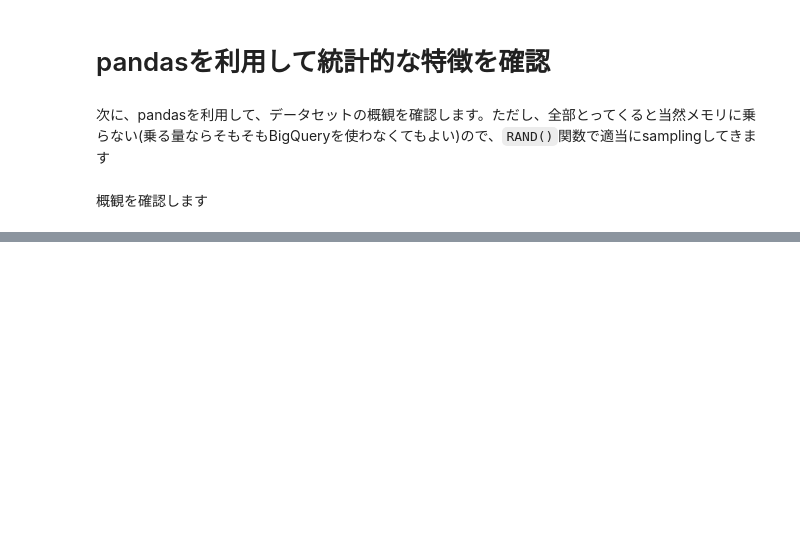
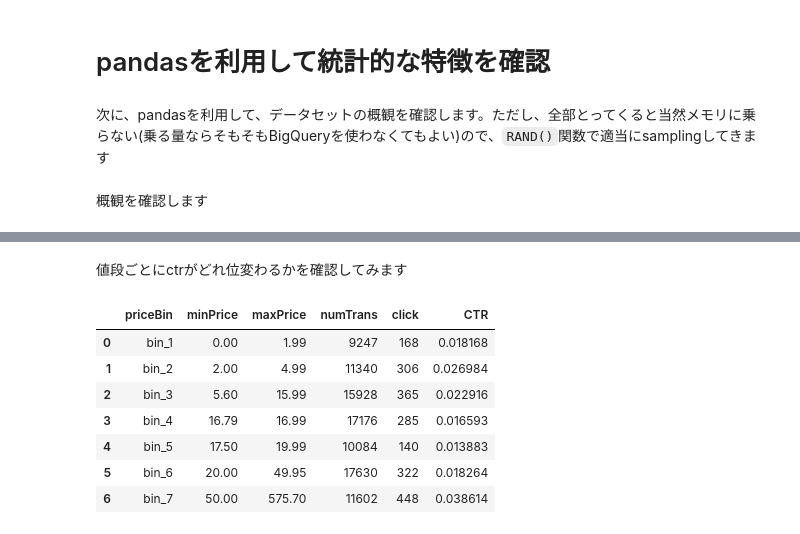
Before and after one commit to hiroaki8388/gcp, a Jupyter notebook: article/bqml2.ipynb, the cells around one changed output, grey strips where cells are left out. Drawn from its saved outputs; the diff is of its cells as text; code cells hidden in the pictures; blank space fills up the shorter version.

```diff
--- a/article/bqml2.ipynb
+++ b/article/bqml2.ipynb
@@ -96,0 +215,35 @@ data_sampled.describe()
+# %% [markdown]
+値段ごとにctrがどれ位変わるかを確認してみます
+# %%
+%%bigquery --project $PROJECT
+
+WITH data AS(
+SELECT
+    isClick,
+    productPrice,
+    ML.BUCKETIZE(
+        productPrice,
+        [2, 5, 16, 17, 20, 50]
+    ) AS priceBin
+FROM `google_analytics.ga_dataset_cleansed`
+)
+
+SELECT
+    priceBin,
+    MIN(productPrice)　AS minPrice,
+    MAX(productPrice)　AS maxPrice,
+    COUNT(1)　AS numTrans,
+    SUM(isClick) AS click,
+    SUM(isClick)/COUNT(1) AS CTR
+FROM data
+GROUP BY priceBin
+ORDER BY priceBin
+# %% [output]
+|  | priceBin | minPrice | maxPrice | numTrans | click | CTR |
+| 0 | bin_1 | 0.00 | 1.99 | 9247 | 168 | 0.018168 |
+| 1 | bin_2 | 2.00 | 4.99 | 11340 | 306 | 0.026984 |
+| 2 | bin_3 | 5.60 | 15.99 | 15928 | 365 | 0.022916 |
+| 3 | bin_4 | 16.79 | 16.99 | 17176 | 285 | 0.016593 |
+| 4 | bin_5 | 17.50 | 19.99 | 10084 | 140 | 0.013883 |
+| 5 | bin_6 | 20.00 | 49.95 | 17630 | 322 | 0.018264 |
+| 6 | bin_7 | 50.00 | 575.70 | 11602 | 448 | 0.038614 |
```
Also changed, not shown: parts of 35 cells of this notebook.
